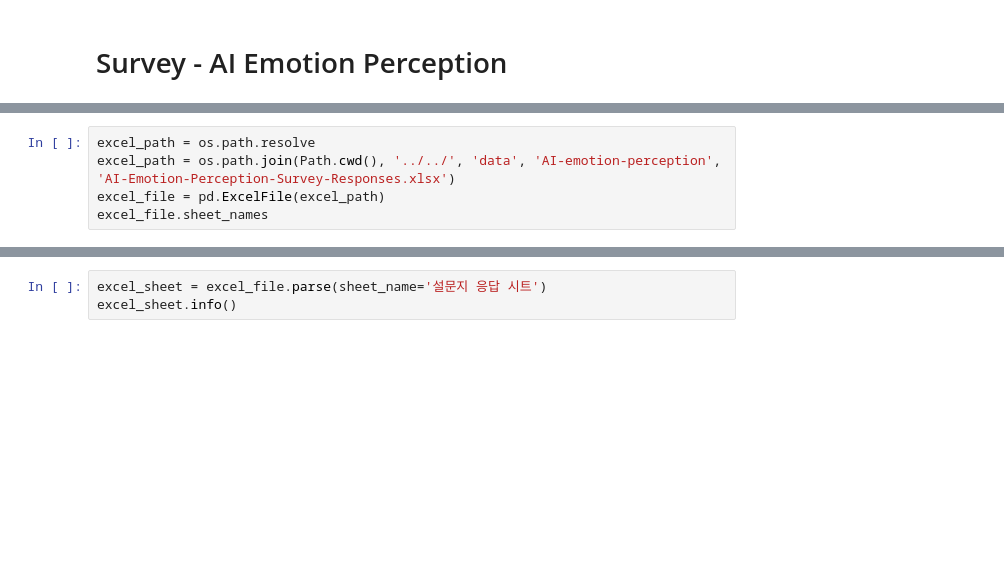
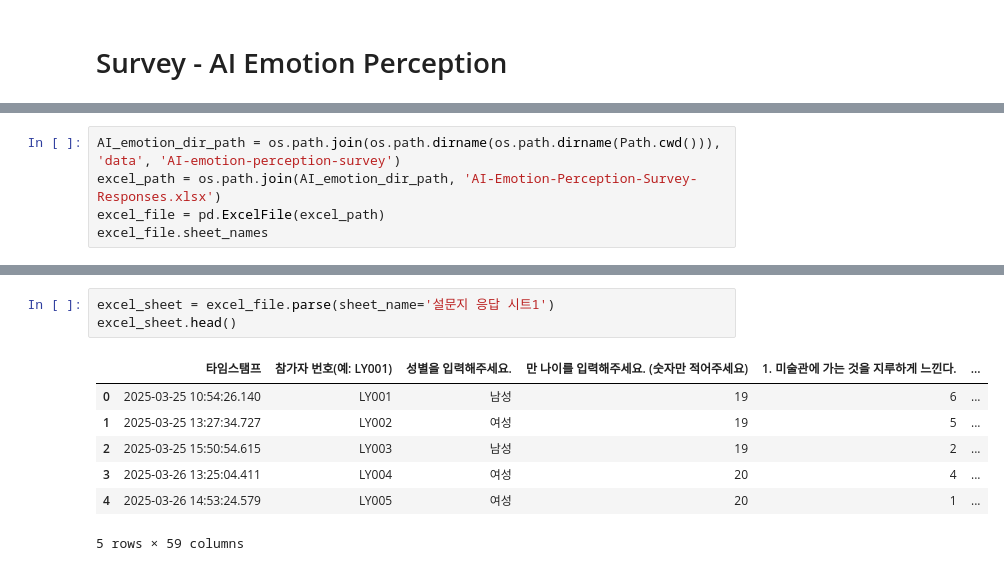
Before and after one commit to irregular6612/phoneticConvergence, a Jupyter notebook: src/analysis/survey.ipynb, the cells around one changed output, grey strips where cells are left out. Drawn from its saved outputs; the diff is of its cells as text; blank space fills up the shorter version.

```diff
--- a/src/analysis/survey.ipynb
+++ b/src/analysis/survey.ipynb
@@ -244,6 +259,6 @@ excel_sheet
 # %%
-excel_path = os.path.resolve
-excel_path = os.path.join(Path.cwd(), '../../', 'data', 'AI-emotion-perception', 'AI-Emotion-Perception-Survey-Responses.xlsx')
+AI_emotion_dir_path = os.path.join(os.path.dirname(os.path.dirname(Path.cwd())), 'data', 'AI-emotion-perception-survey')
+excel_path = os.path.join(AI_emotion_dir_path, 'AI-Emotion-Perception-Survey-Responses.xlsx')
 excel_file = pd.ExcelFile(excel_path)
 excel_file.sheet_names
 # %% [output]
@@ -254,3 +266,11 @@ PosixPath('/Users/bagjuhyeon/Documents/WorkSpace/phoneticConvergence/src/analysi
 # %%
-excel_sheet = excel_file.parse(sheet_name='설문지 응답 시트')
-excel_sheet.info()
+excel_sheet = excel_file.parse(sheet_name='설문지 응답 시트1')
+excel_sheet.head()
+# %% [output]
+|  | 타임스탬프 | 참가자 번호(예: LY001) | 성별을 입력해주세요. | 만 나이를 입력해주세요. (숫자만 적어주세요) | 1. 미술관에 가는 것을 지루하게 느낀다. | ... |
+| 0 | 2025-03-25 10:54:26.140 | LY001 | 남성 | 19 | 6 | ... |
+| 1 | 2025-03-25 13:27:34.727 | LY002 | 여성 | 19 | 5 | ... |
+| 2 | 2025-03-25 15:50:54.615 | LY003 | 남성 | 19 | 2 | ... |
+| 3 | 2025-03-26 13:25:04.411 | LY004 | 여성 | 20 | 4 | ... |
+| 4 | 2025-03-26 14:53:24.579 | LY005 | 여성 | 20 | 1 | ... |
+5 rows × 59 columns
```
Also changed, not shown: parts of 16 cells of this notebook.
